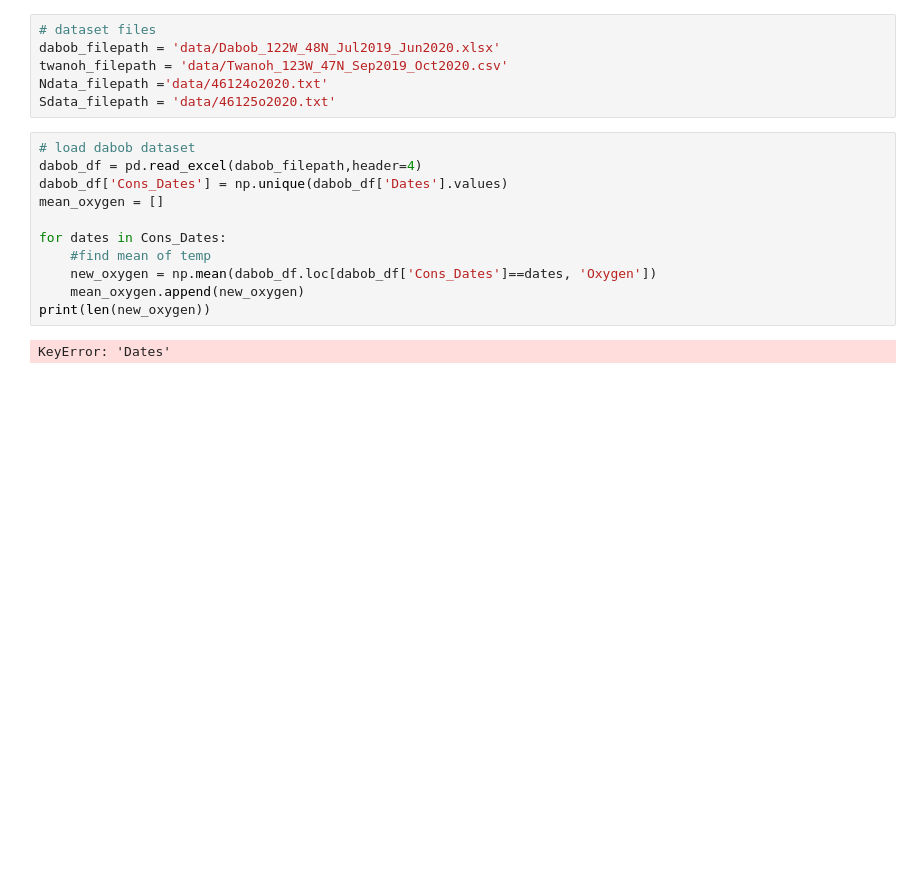
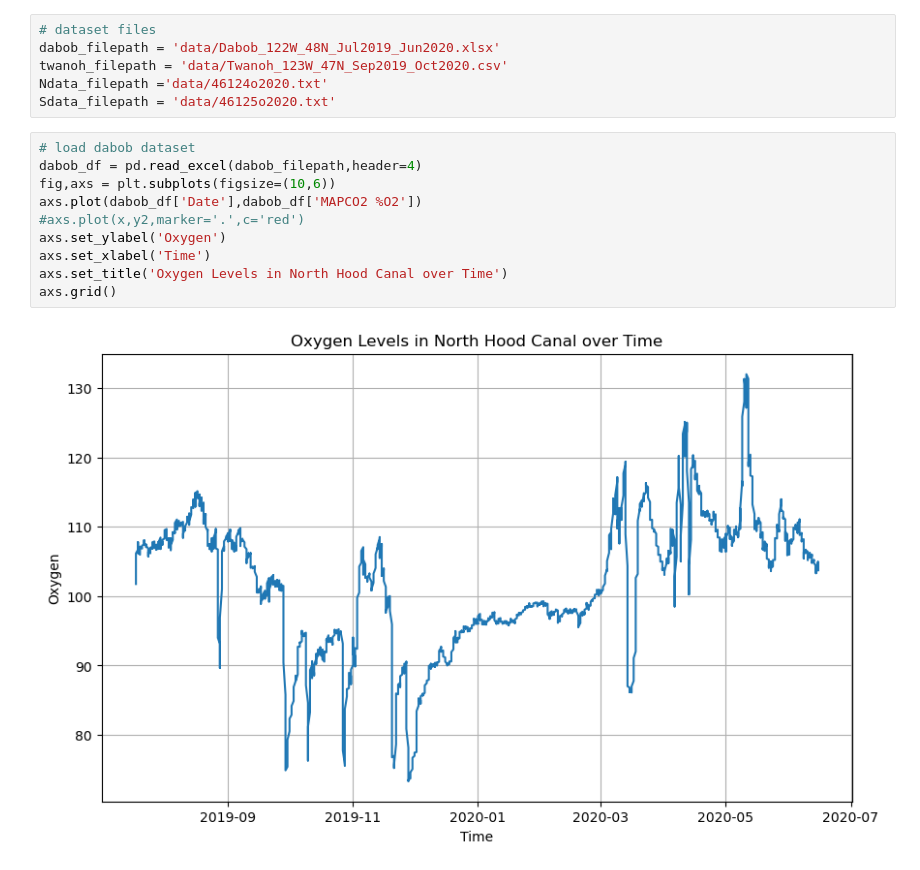
Before and after one commit to Lbh22GitHub/Harris.L_FinalProject, a Jupyter notebook: final.ipynb, the cells around one changed output. Cells and saved outputs as stored; diff of their text form; blank space fills up the shorter version.

Commit message:
First Plot Rough Draft

```diff
--- a/final.ipynb
+++ b/final.ipynb
@@ -21,16 +21,15 @@ Sdata_filepath = 'data/46125o2020.txt'
 # %%
 # load dabob dataset
 dabob_df = pd.read_excel(dabob_filepath,header=4)
-dabob_df['Cons_Dates'] = np.unique(dabob_df['Dates'].values)
-mean_oxygen = []
-
-for dates in Cons_Dates:
-    #find mean of temp
-    new_oxygen = np.mean(dabob_df.loc[dabob_df['Cons_Dates']==dates, 'Oxygen'])
-    mean_oxygen.append(new_oxygen)
-print(len(new_oxygen))
+fig,axs = plt.subplots(figsize=(10,6))
+axs.plot(dabob_df['Date'],dabob_df['MAPCO2 %O2'])
+#axs.plot(x,y2,marker='.',c='red')
+axs.set_ylabel('Oxygen')
+axs.set_xlabel('Time')
+axs.set_title('Oxygen Levels in North Hood Canal over Time')
+axs.grid()
 # %% [output]
-KeyError: 'Dates'
+[figure, added]
 # %%
 # Ndata
 oxygen_Ndata = np.genfromtxt(Ndata_filepath,skip_header=2,usecols=(10)) # y axis
```
Also changed, not shown: parts of 3 cells of this notebook.
